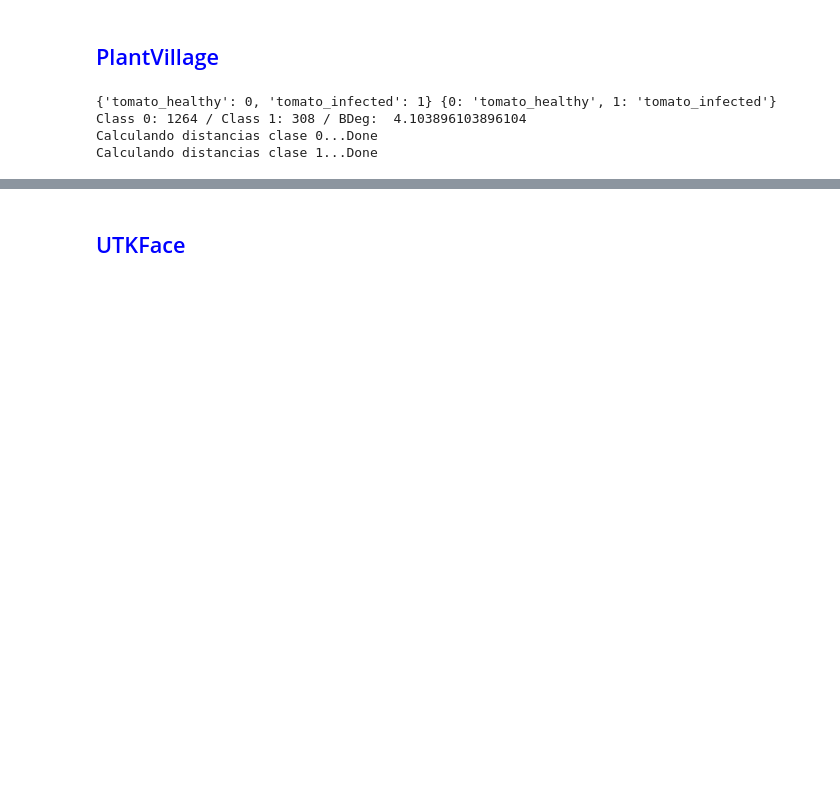
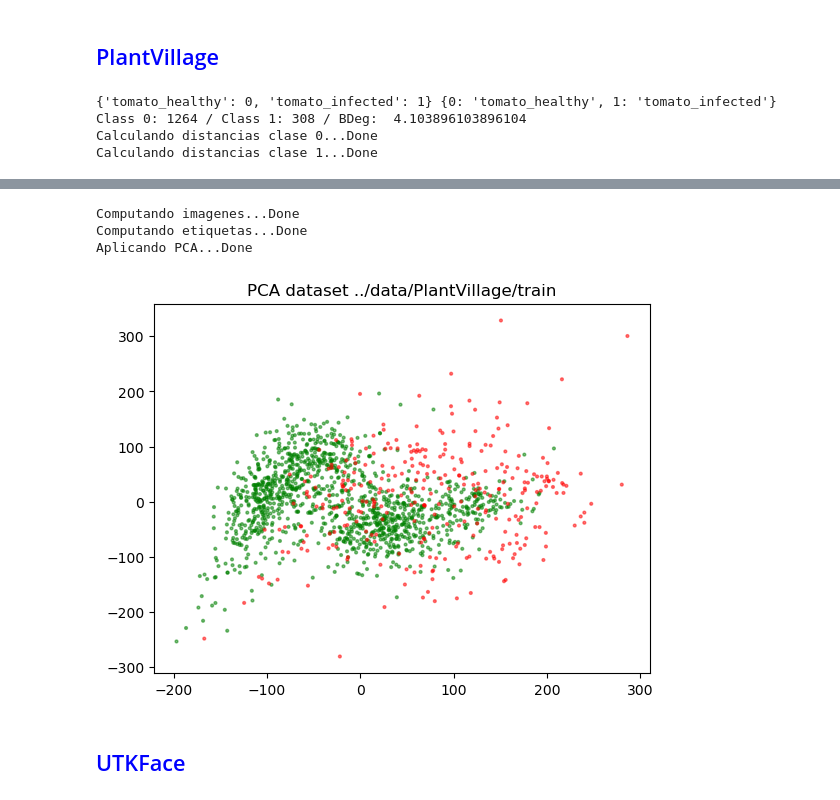
Before and after one commit to danibt656/final-thesis, a Jupyter notebook: notebooks/Intra-class-variance.ipynb, the cells around one changed output, grey strips where cells are left out. Drawn from its saved outputs; the diff is of its cells as text; code cells hidden in the pictures; blank space fills up the shorter version.

```diff
--- a/notebooks/Intra-class-variance.ipynb
+++ b/notebooks/Intra-class-variance.ipynb
@@ -169,3 +197,10 @@ mv_pv.plot_histograms(width=6, num_bins=50, fig_size=(16, 6))
+# %%
+mv_pv.plot_PCA(s=4)
+# %% [output]
+Computando imagenes...Done
+Computando etiquetas...Done
+Aplicando PCA...Done
+[figure, added]
 # %% [markdown]
 ## <span style="color:blue">UTKFace</span>
 # %%
```
Also changed, not shown: parts of 17 cells of this notebook, 8 other files.
